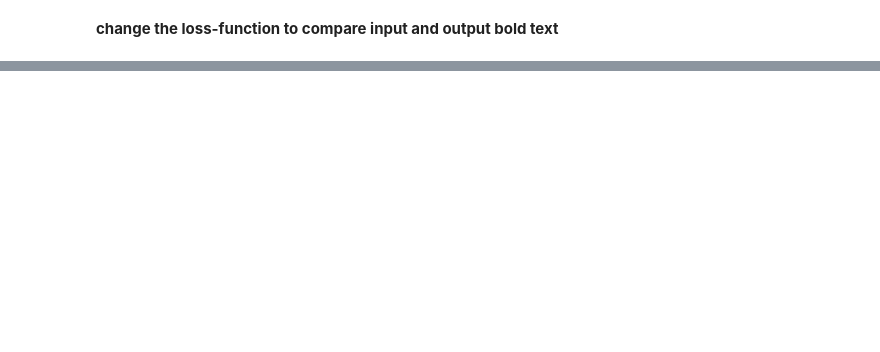
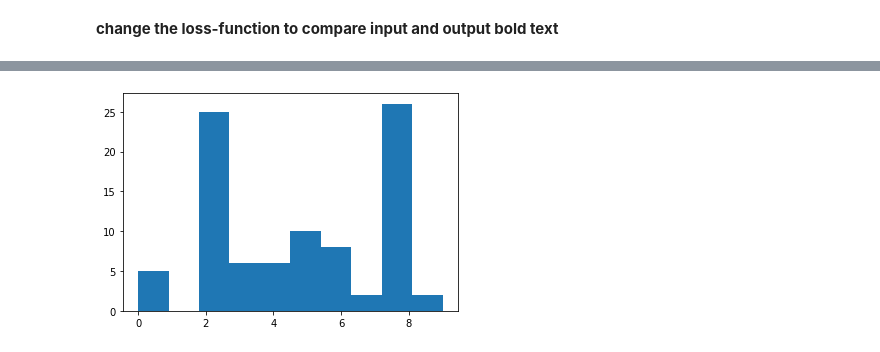
Before and after one commit to FabioCoder/DataScienceSS20, a Jupyter notebook: Exercises/7_a_Autoencoder.ipynb, the cells around one changed output, grey strips where cells are left out. Saved outputs shown, nothing was run; the diff lists cells and outputs as text; code cells hidden in the pictures; blank space fills up the shorter version.

```diff
--- a/Exercises/7_a_Autoencoder.ipynb
+++ b/Exercises/7_a_Autoencoder.ipynb
@@ -150,0 +202,6 @@ for i in range(10):
+# %%
+fig = plt.figure()
+ax = fig.add_subplot(111)
+_ = ax.hist(y_test[mask], bins=10)
+# %% [output]
+[figure, added]
```
Also changed, not shown: parts of 10 cells of this notebook.
